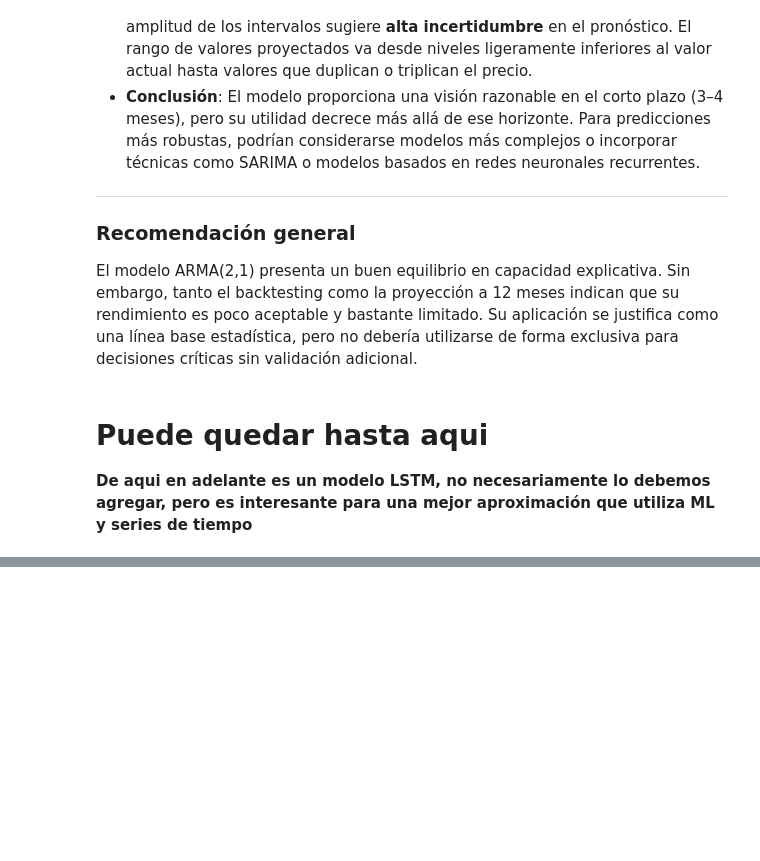
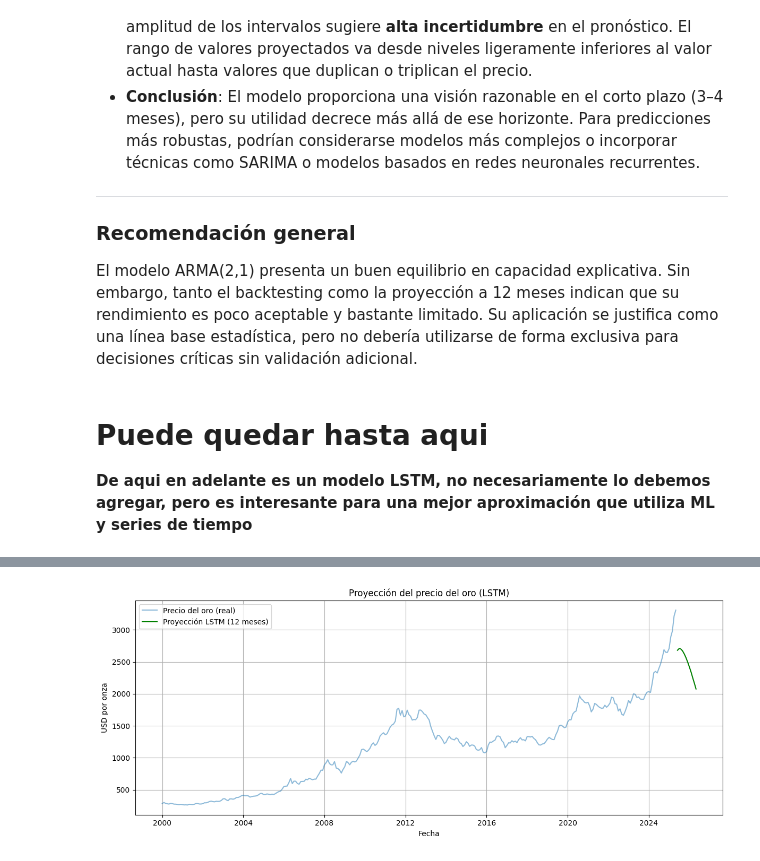
Before and after one commit to ricardogr07/trabajo-final-series-tiempo, a Jupyter notebook: src/proyecto.ipynb, the cells around one changed output, grey strips where cells are left out. Cells and saved outputs as stored; diff of their text form; code cells hidden in the pictures; blank space fills up the shorter version.

```diff
--- a/src/proyecto.ipynb
+++ b/src/proyecto.ipynb
@@ -467,19 +535,36 @@ plt.show()
 # %%
-# Construir fechas futuras
+# Usar la última ventana del set original para iniciar la predicción
+last_window = scaled_data[-60:].reshape(1, 60, 1)
+future_predictions_scaled = []
+
+# Predecir 12 meses paso a paso
+for _ in range(12):
+    next_pred = model.predict(last_window, verbose=0)[0][0]
+    future_predictions_scaled.append(next_pred)
+    # Actualizar la ventana deslizante
+    last_window = np.append(last_window[:, 1:, :], [[[next_pred]]], axis=1)
+
+# Invertir escalado para obtener precios reales
+future_predictions = scaler.inverse_transform(np.array(future_predictions_scaled).reshape(-1, 1))
+
+# Crear fechas correspondientes
 last_date = oro.index[-1]
 future_dates = pd.date_range(start=last_date + pd.DateOffset(months=1), periods=12, freq='MS')
 
-# Graficar
+
+# Graficar con la serie real y la proyección a futuro
 plt.figure(figsize=(12,5))
 plt.plot(oro.index, oro["Gold_Price"], label="Precio del oro (real)", alpha=0.5)
 plt.plot(future_dates, future_predictions, label="Proyección LSTM (12 meses)", color='green')
 plt.title("Proyección del precio del oro (LSTM)")
 plt.xlabel("Fecha")
 plt.ylabel("USD por onza")
 plt.legend()
 plt.grid(True)
 plt.tight_layout()
 plt.show()
+# %% [output]
+[figure, added]
 # %%
 tabla_futuro = pd.DataFrame({
     "Fecha": future_dates,
```
Also changed, not shown: parts of 15 cells of this notebook.
